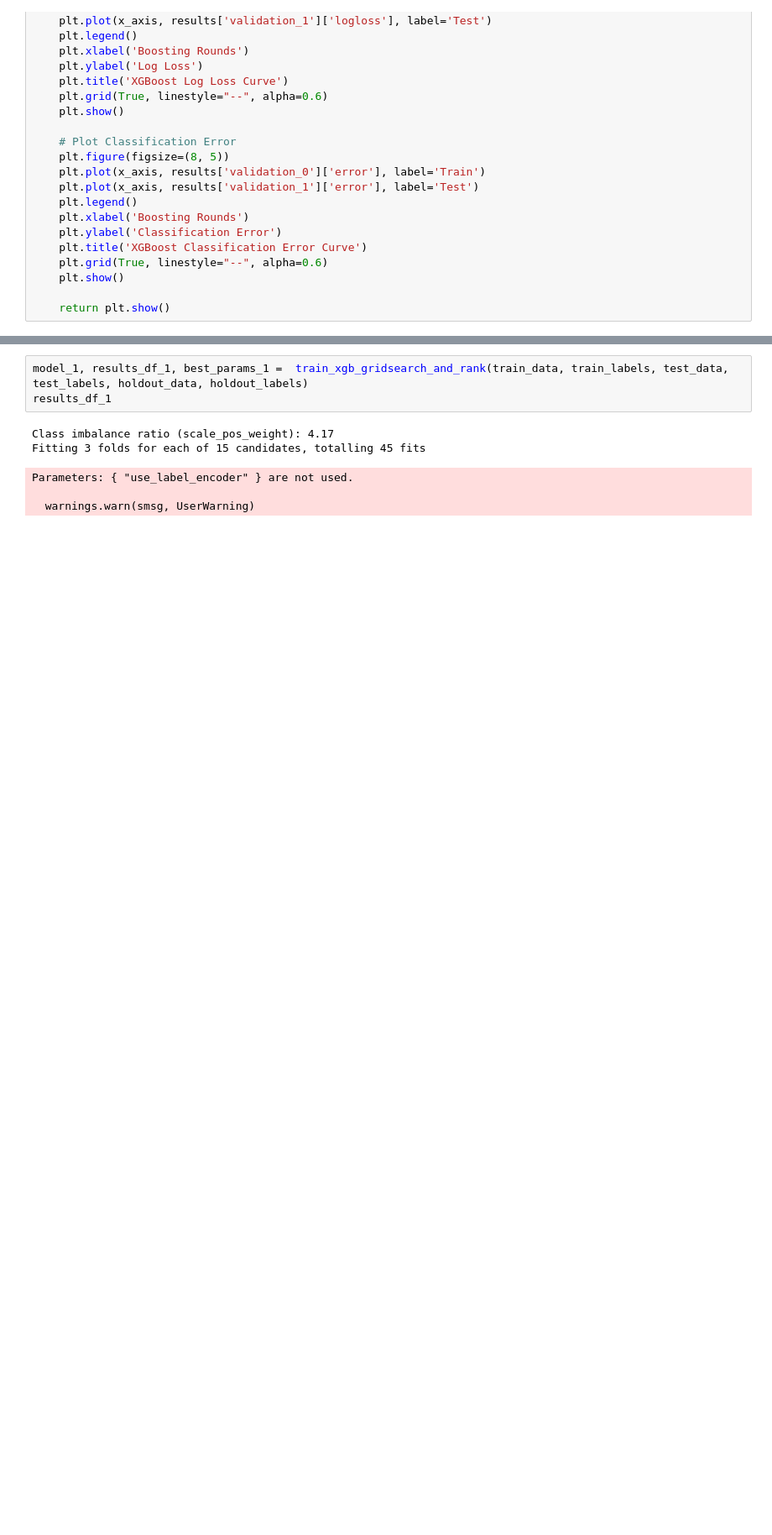
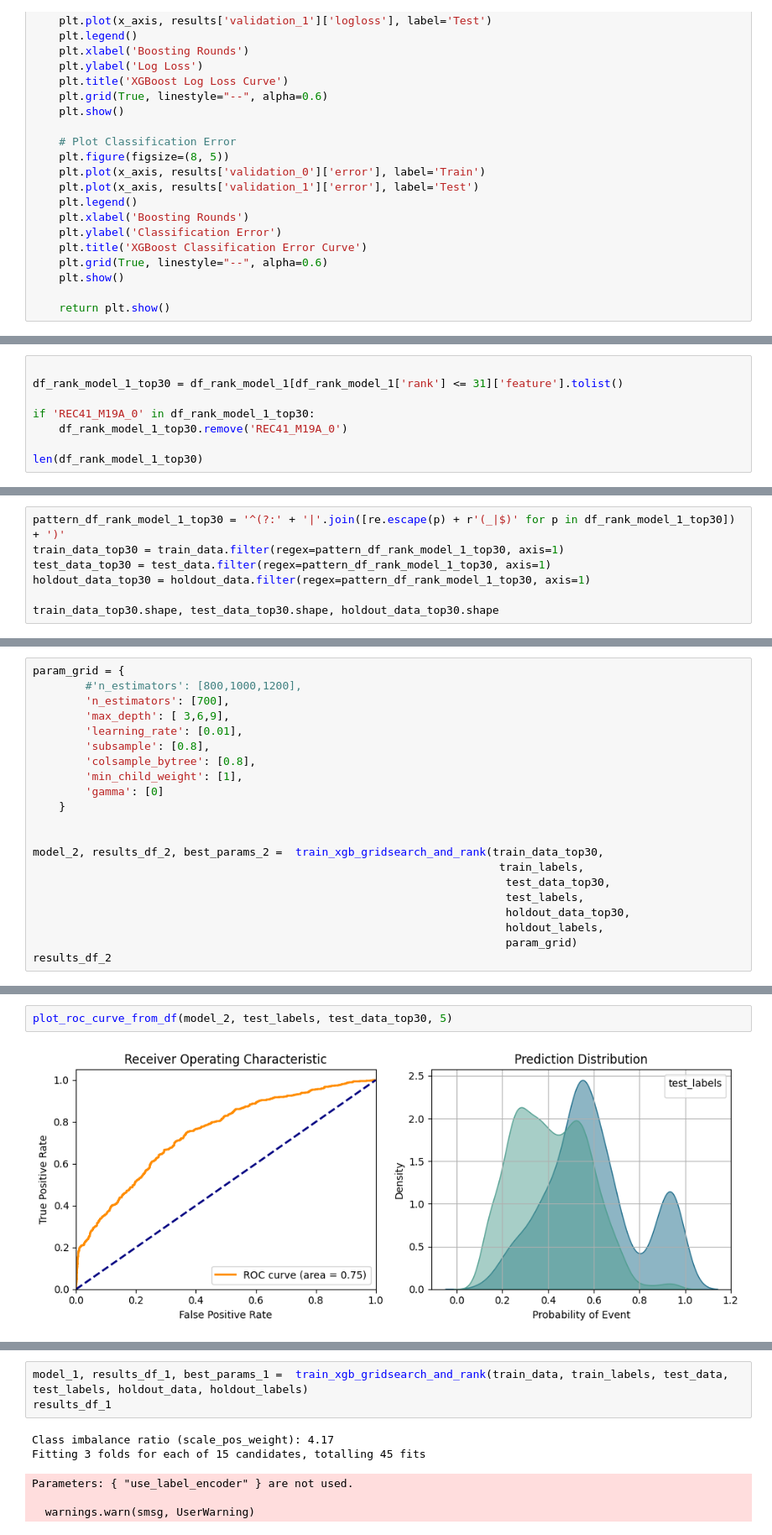
Before and after one commit to LinoMejiaDC/Machine-Leaarning-premature-births, a Jupyter notebook: Premature_model/notebooks/05_Modeling.ipynb, the cells around one changed output, grey strips where cells are left out. Shown at 84% size. Drawn from its saved outputs; the diff is of its cells as text; blank space fills up the shorter version.

```diff
--- a/Premature_model/notebooks/05_Modeling.ipynb
+++ b/Premature_model/notebooks/05_Modeling.ipynb
@@ -1210,0 +1313,8 @@ def model_curve_plot_logloss_error(model, train_data, train_labels, test_data, t
+# %%
+
+df_rank_model_1_top30 = df_rank_model_1[df_rank_model_1['rank'] <= 31]['feature'].tolist()
+
+if 'REC41_M19A_0' in df_rank_model_1_top30:
+    df_rank_model_1_top30.remove('REC41_M19A_0')
+
+len(df_rank_model_1_top30)
@@ -1210,0 +1323,7 @@ def model_curve_plot_logloss_error(model, train_data, train_labels, test_data, t
+# %%
+pattern_df_rank_model_1_top30 = '^(?:' + '|'.join([re.escape(p) + r'(_|$)' for p in df_rank_model_1_top30]) + ')'
+train_data_top30 = train_data.filter(regex=pattern_df_rank_model_1_top30, axis=1)
+test_data_top30 = test_data.filter(regex=pattern_df_rank_model_1_top30, axis=1)
+holdout_data_top30 = holdout_data.filter(regex=pattern_df_rank_model_1_top30, axis=1)
+
+train_data_top30.shape, test_data_top30.shape, holdout_data_top30.shape
@@ -1210,0 +1352,21 @@ def model_curve_plot_logloss_error(model, train_data, train_labels, test_data, t
+# %%
+param_grid = {
+        #'n_estimators': [800,1000,1200],
+        'n_estimators': [700],
+        'max_depth': [ 3,6,9],
+        'learning_rate': [0.01],
+        'subsample': [0.8],
+        'colsample_bytree': [0.8],
+        'min_child_weight': [1],
+        'gamma': [0]
+    }
+
+
+model_2, results_df_2, best_params_2 =  train_xgb_gridsearch_and_rank(train_data_top30,
+                                                                       train_labels,
+                                                                        test_data_top30,
+                                                                        test_labels,
+                                                                        holdout_data_top30,
+                                                                        holdout_labels,
+                                                                        param_grid)
+results_df_2
@@ -1210,0 +1395,4 @@ def model_curve_plot_logloss_error(model, train_data, train_labels, test_data, t
+# %%
+plot_roc_curve_from_df(model_2, test_labels, test_data_top30, 5)
+# %% [output]
+[figure, added]
```
Also changed, not shown: parts of 42 cells of this notebook.
